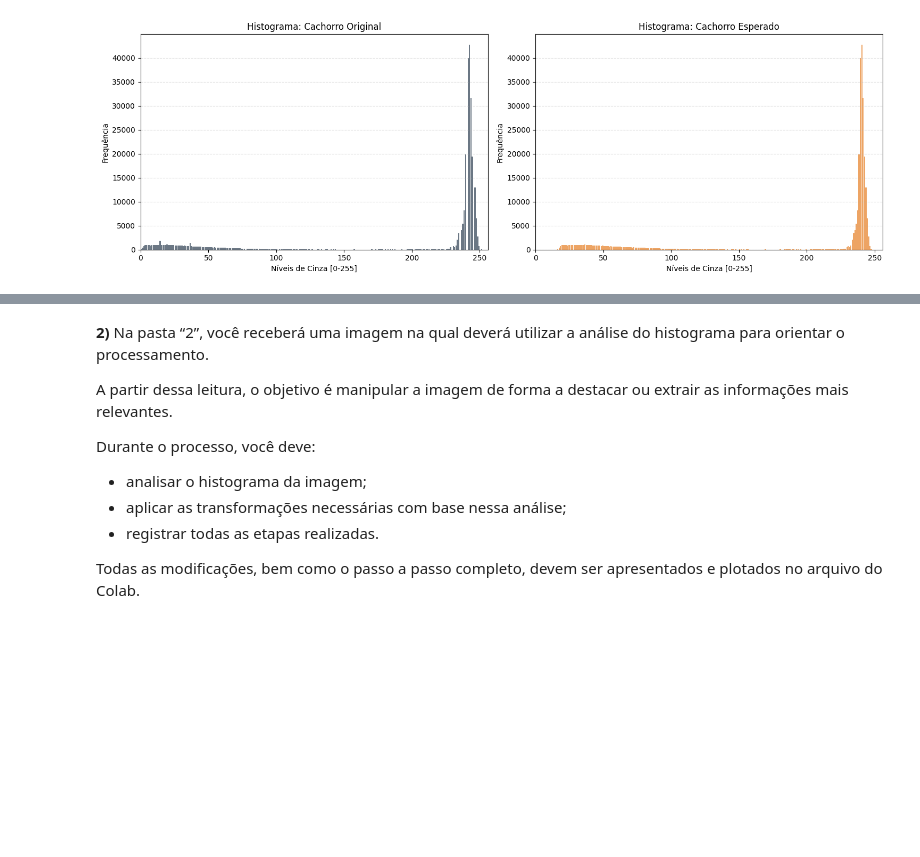
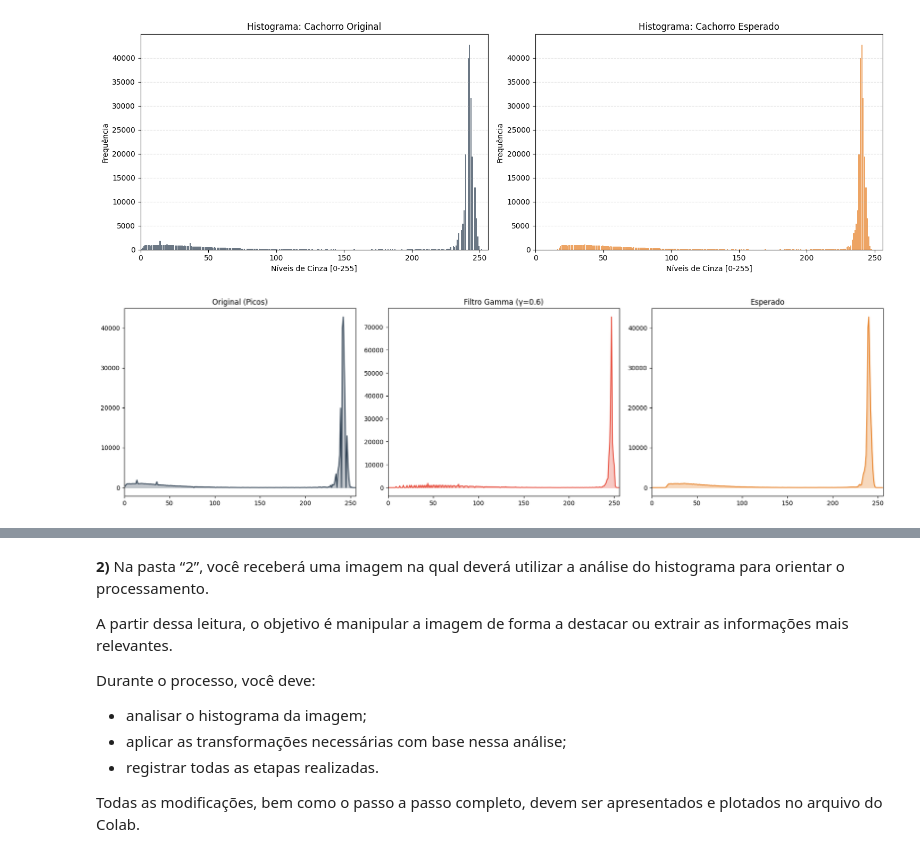
Before and after one commit to Jolusca/ProcessImagens, a Jupyter notebook: Projeto2/Transformações_de_intensidade_e_filtragem_espacial.ipynb, the cells around one changed output, grey strips where cells are left out. Drawn from its saved outputs; the diff is of its cells as text; code cells hidden in the pictures; blank space fills up the shorter version.

Commit message:
q 1 incompleta ainda.

```diff
--- a/Projeto2/Transformações_de_intensidade_e_filtragem_espacial.ipynb
+++ b/Projeto2/Transformações_de_intensidade_e_filtragem_espacial.ipynb
@@ -184,21 +189,17 @@ plt.show()
 # %%
-import cv2
-import numpy as np
-import matplotlib.pyplot as plt
+# 1. Normalização preventiva para ambas as imagens
+if cachorro.dtype != np.uint8:
+    cachorro = cv2.normalize(cachorro, None, 0, 255, cv2.NORM_MINMAX).astype(np.uint8)
 
-# 1. Normalização preventiva para ambas as imagens
-if cachorro1.dtype != np.uint8:
-    cachorro1 = cv2.normalize(cachorro1, None, 0, 255, cv2.NORM_MINMAX).astype(np.uint8)
-
-if cachorro_esperado.dtype != np.uint8:
-    cachorro_esperado = cv2.normalize(cachorro_esperado, None, 0, 255, cv2.NORM_MINMAX).astype(np.uint8)
+# if cachorro_esperado.dtype != np.uint8:
+#     cachorro_esperado = cv2.normalize(cachorro_esperado, None, 0, 255, cv2.NORM_MINMAX).astype(np.uint8)
 
 # 2. Configuração da Figura (1 linha, 2 colunas)
 plt.figure(figsize=(15, 5))
 
 # Subplot 1: Histograma da imagem Cachorro
 plt.subplot(1, 2, 1)
-plt.hist(cachorro1.ravel(), bins=256, range=(0, 256), color='#2c3e50', alpha=0.7, rwidth=0.9)
+plt.hist(cachorro.ravel(), bins=256, range=(0, 256), color='#2c3e50', alpha=0.7, rwidth=0.9)
 plt.title('Histograma: Cachorro Original')
 plt.xlabel('Níveis de Cinza [0-255]')
 plt.ylabel('Frequência')
@@ -218,3 +219,52 @@ plt.tight_layout()
 plt.show()
 # %% [output]
 [figure]
+# %%
+import cv2
+import numpy as np
+import matplotlib.pyplot as plt
+
+# 1. Normalização do original (se ainda não for uint8)
+if cachorro.dtype != np.uint8:
+    cachorro = cv2.normalize(cachorro, None, 0, 255, cv2.NORM_MINMAX).astype(np.uint8)
+
+# 2. Aplicação do Filtro Gamma
+# s = c * r^gamma
+# Para clarear suavemente, tente gamma entre 0.4 e 0.9
+# Para escurecer e ganhar contraste, tente gamma > 1.0
+gamma = 0.6
+cachorro_gamma = np.array(255 * (cachorro / 255) ** gamma, dtype='uint8')
+
+# 3. Calcular Histogramas via OpenCV
+hist_original = cv2.calcHist([cachorro], [0], None, [256], [0, 256])
+hist_gamma = cv2.calcHist([cachorro_gamma], [0], None, [256], [0, 256])
+hist_esperado = cv2.calcHist([cachorro_esperado], [0], None, [256], [0, 256])
+
+# 4. Plotagem
+plt.figure(figsize=(18, 5))
+
+# Original
+plt.subplot(1, 3, 1)
+plt.plot(hist_original, color='#2c3e50')
+plt.fill_between(range(256), hist_original.flatten(), color='#2c3e50', alpha=0.3)
+plt.title('Original (Picos)')
+plt.xlim([0, 256])
+
+# Gamma
+plt.subplot(1, 3, 2)
+plt.plot(hist_gamma, color='#e74c3c')
+plt.fill_between(range(256), hist_gamma.flatten(), color='#e74c3c', alpha=0.3)
+plt.title(f'Filtro Gamma (γ={gamma})')
+plt.xlim([0, 256])
+
+# Esperado
+plt.subplot(1, 3, 3)
+plt.plot(hist_esperado, color='#e67e22')
+plt.fill_between(range(256), hist_esperado.flatten(), color='#e67e22', alpha=0.3)
+plt.title('Esperado')
+plt.xlim([0, 256])
+
+plt.tight_layout()
+plt.show()
+# %% [output]
+[figure, added]
```
Also changed, not shown: parts of 8 cells of this notebook.
